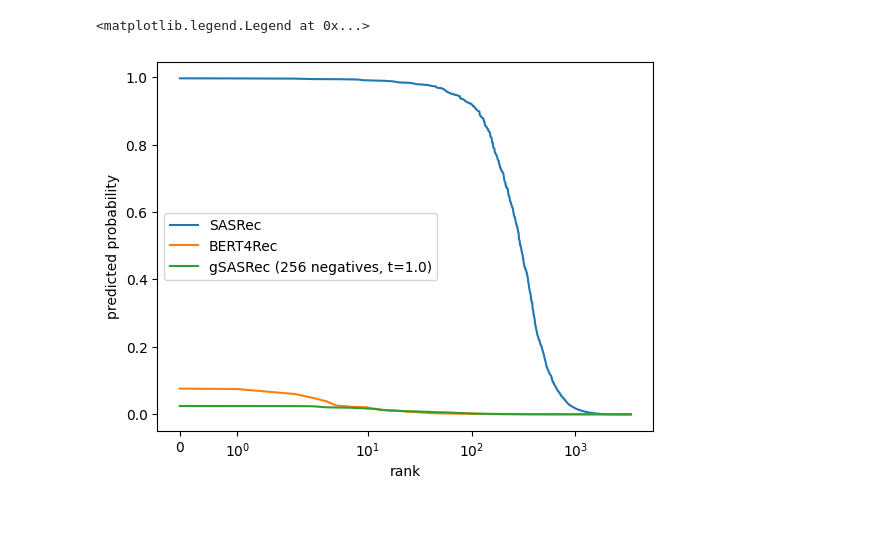
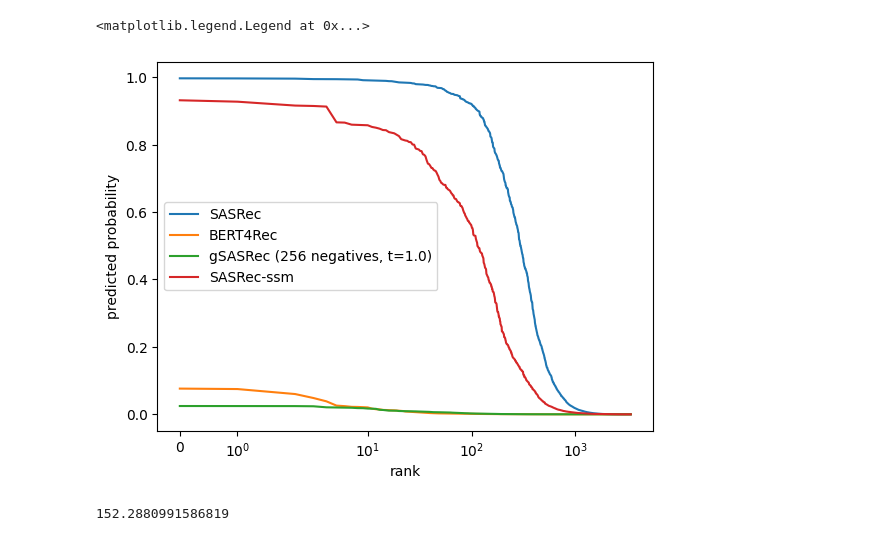
Before and after one commit to asash/gptrec_rl, a Jupyter notebook: evaluation/Sasrec_overconf_2.ipynb, the cells around one changed output. Drawn from its saved outputs; the diff is of its cells as text; code cells hidden in the pictures.

```diff
--- a/evaluation/Sasrec_overconf_2.ipynb
+++ b/evaluation/Sasrec_overconf_2.ipynb
@@ -62,8 +65,9 @@ Keras weights file (<HDF5 file "variables.h5" (mode r)>) loading:
 sas = model_sas.recommender
 gsas = model_gsas.recommender
 bert4rec = model_bert.recommender
+ssm = model_ssm.recommender
 # %%
-users_to_test = np.random.choice(list(sas.users.straight.keys()), 5)
+users_to_test = ['963'] + list(np.random.choice(list(sas.users.straight.keys()), 5))
 # %%
 users_to_test
 # %% [output]
@@ -72,6 +76,7 @@ array(['963', '3560', '3933', '5153', '1836'], dtype='<U4')
 scores_sas = []
 scores_bert = []
 scores_gsas=[]
+scores_ssm = []
 for user in users_to_test:
     recs_sas=sas.recommend(user, 3416)
     distr_sas = [rec[1] for rec in recs_sas]
@@ -84,11 +89,29 @@ for user in users_to_test:
     recs_gsas = gsas.recommend(user, 3416)
     distr_gsas = [rec[1] for rec in recs_gsas]
     scores_gsas.append(distr_gsas)
+
+
+    recs_ssm = ssm.recommend(user, 3416)
+    distr_ssm = [rec[1] for rec in recs_ssm]
+    scores_ssm.append(distr_ssm)
 # %%
 import tensorflow as tf
 scores_sas = tf.convert_to_tensor(scores_sas)
 scores_bert = tf.convert_to_tensor(scores_bert)
 scores_gsas = tf.convert_to_tensor(scores_gsas)
+# %%
+def ssm(scores, n_negatives):
+    result = []
+    negative_scores = np.sum(np.exp(np.random.choice(scores, n_negatives)))
+    for i in range(len(scores)):
+        positive_score = np.exp(scores[i])
+        result.append(positive_score/(positive_score + negative_scores))
+    return result
+
+ssm_probs = []
+for i in range(len(scores_ssm)):
+    ssm_probs.append(ssm(scores_ssm[i], 16))
+ssm_probs = tf.convert_to_tensor(ssm_probs)
 # %%
 sas_probs = tf.sigmoid(scores_sas).numpy()
 bert_probs = tf.math.softmax(scores_bert, axis=-1).numpy()
@@ -98,13 +121,14 @@ ranks = list(range(1, scores_sas.shape[1]+1))
 # %%
 plt.xscale('symlog')
 plt.xlabel('rank')
 plt.ylabel('predicted probability')
 
 plt.plot(sas_probs[0], label='SASRec')
 plt.plot(bert_probs[0], label='BERT4Rec')
 plt.plot(gsas_probs[0], label='gSASRec (256 negatives, t=1.0)')
+plt.plot(ssm_probs[0], label='SASRec-ssm')
 plt.legend()
 # %% [output]
 <matplotlib.legend.Legend at 0x...>
-[figure, old version]
+[figure, new version]
 # %%
@@ -114,3 +138,7 @@ df['rank'] = df['rank'].astype('int32')
 df = df.set_index('rank')
 # %%
 df.to_csv("predicted_probs.csv")
+# %%
+np.sum(df['SASRec-SSM'])
+# %% [output]
+152.2880991586819
```
Also changed, not shown: parts of 3 cells of this notebook, 1 other file.
